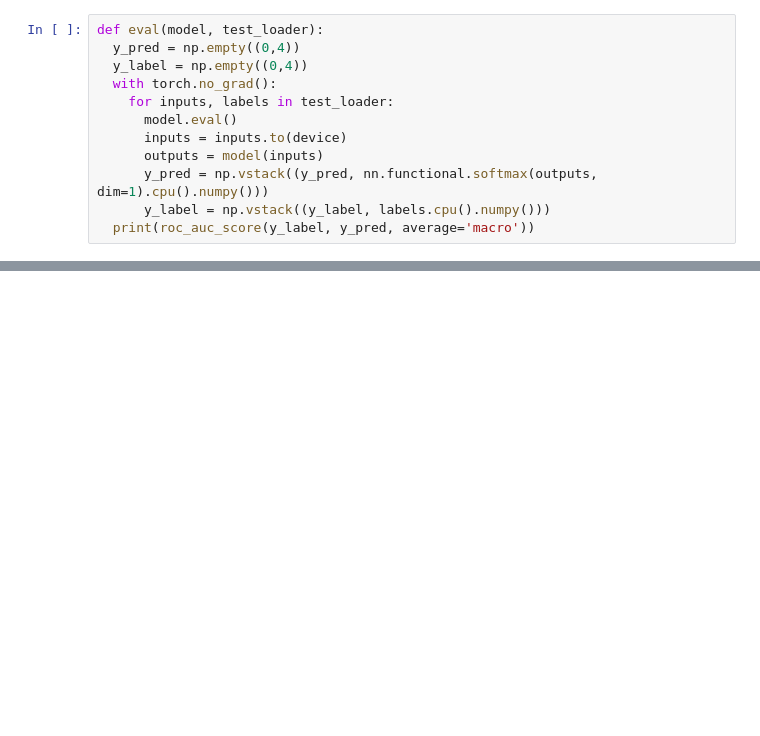
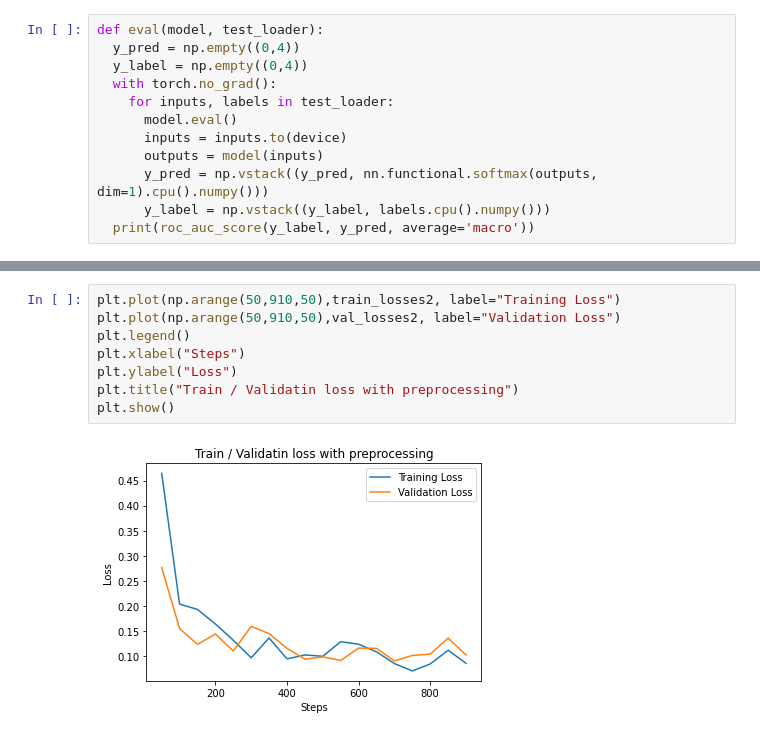
Before and after one commit to ysleead/comp4211_project, a Jupyter notebook: pre_process.ipynb, the cells around one changed output, grey strips where cells are left out. Drawn from its saved outputs; the diff is of its cells as text; blank space fills up the shorter version.

```diff
--- a/pre_process.ipynb
+++ b/pre_process.ipynb
@@ -247,0 +259,10 @@ eval(model, valid_loader)
+# %%
+plt.plot(np.arange(50,910,50),train_losses2, label="Training Loss")
+plt.plot(np.arange(50,910,50),val_losses2, label="Validation Loss")
+plt.legend()
+plt.xlabel("Steps")
+plt.ylabel("Loss")
+plt.title("Train / Validatin loss with preprocessing")
+plt.show()
+# %% [output]
+[figure, added]
```
Also changed, not shown: parts of 6 cells of this notebook.
